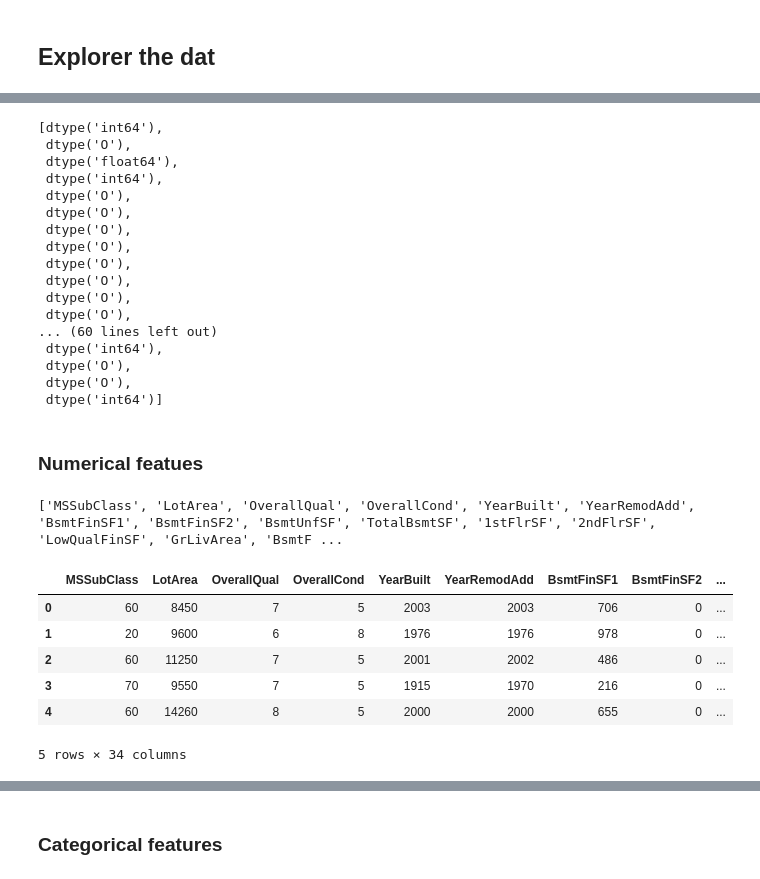
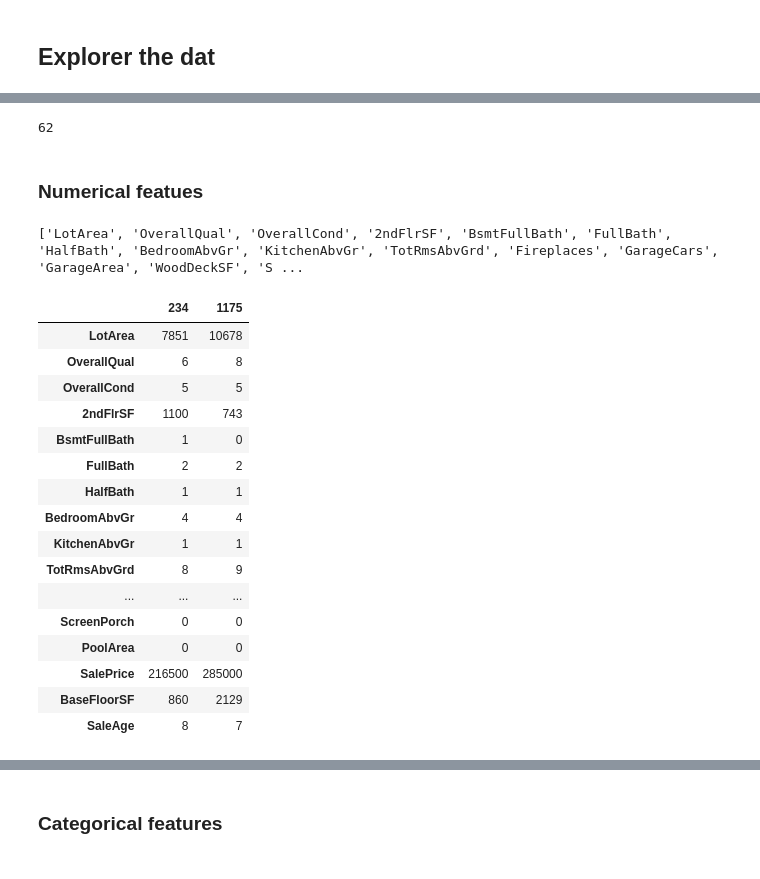
Before and after one commit to taos15/house_sale_prediction, a Jupyter notebook: notebooks/main_notebook_advanced.ipynb, the cells around one changed output, grey strips where cells are left out. Saved outputs shown, nothing was run; the diff lists cells and outputs as text; code cells hidden in the pictures.

```diff
--- a/notebooks/main_notebook_advanced.ipynb
+++ b/notebooks/main_notebook_advanced.ipynb
@@ -53,0 +112,4 @@ data.sample(10)
+# %%
+# Only normal sales
+data = data[data["SaleCondition"] == "Normal"]
+data.sample(1)
@@ -53,0 +120,18 @@ data.sample(10)
+# %%
+# use np.where to pick the first floor size
+
+data["BaseFloorSF"] = np.where(
+    data["TotalBsmtSF"] > data["1stFlrSF"],
+    data["TotalBsmtSF"],
+    data["1stFlrSF"],
+)
+data = data.drop(columns=["TotalBsmtSF", "1stFlrSF"])
+# %%
+# use np.where to create a new column using conditional logic
+
+data["SaleAge"] = np.where(
+    data["YearBuilt"] > data["YearRemodAdd"],
+    data["YrSold"] - data["YearBuilt"],
+    data["YrSold"] - data["YearRemodAdd"],
+)
+data = data.drop(columns=["YearBuilt", "YearRemodAdd", "YrSold"])
@@ -53,0 +142,4 @@ data.sample(10)
+# %%
+# Only aim for house 500k or bellow
+data = data[data["SalePrice"] <= 560000]
+data.sample(1)
@@ -142,46 +263,37 @@ SalePrice      163000.0  214000.00  755000.0
 # %%
 # find categories
 
-data.dtypes.to_list()
+len(data.dtypes.to_list())
 # %% [output]
-[dtype('int64'),
- dtype('O'),
- dtype('float64'),
- dtype('int64'),
- dtype('O'),
- dtype('O'),
- dtype('O'),
- dtype('O'),
- dtype('O'),
- dtype('O'),
- dtype('O'),
- dtype('O'),
-... (60 lines left out)
- dtype('int64'),
- dtype('O'),
- dtype('O'),
- dtype('int64')]
+62
 # %% [markdown]
 ### Numerical featues
 # %%
-
-
-
 num_data = data.select_dtypes(include=["int64"])
 num_columns = num_data.columns.to_list()
 num_columns.remove("SalePrice")
 
 print(num_columns)
-num_data.head()
+num_data.sample(2).T
 # %% [output]
-['MSSubClass', 'LotArea', 'OverallQual', 'OverallCond', 'YearBuilt', 'YearRemodAdd', 'BsmtFinSF1', 'BsmtFinSF2', 'BsmtUnfSF', 'TotalBsmtSF', '1stFlrSF', '2ndFlrSF', 'LowQualFinSF', 'GrLivArea', 'BsmtF ...
+['LotArea', 'OverallQual', 'OverallCond', '2ndFlrSF', 'BsmtFullBath', 'FullBath', 'HalfBath', 'BedroomAbvGr', 'KitchenAbvGr', 'TotRmsAbvGrd', 'Fireplaces', 'GarageCars', 'GarageArea', 'WoodDeckSF', 'S ...
-|  | MSSubClass | LotArea | OverallQual | OverallCond | YearBuilt | YearRemodAdd | BsmtFinSF1 | BsmtFinSF2 | ... |
-| 0 | 60 | 8450 | 7 | 5 | 2003 | 2003 | 706 | 0 | ... |
-| 1 | 20 | 9600 | 6 | 8 | 1976 | 1976 | 978 | 0 | ... |
-| 2 | 60 | 11250 | 7 | 5 | 2001 | 2002 | 486 | 0 | ... |
-| 3 | 70 | 9550 | 7 | 5 | 1915 | 1970 | 216 | 0 | ... |
-| 4 | 60 | 14260 | 8 | 5 | 2000 | 2000 | 655 | 0 | ... |
+|  | 234 | 1175 |
+| LotArea | 7851 | 10678 |
+| OverallQual | 6 | 8 |
+| OverallCond | 5 | 5 |
+| 2ndFlrSF | 1100 | 743 |
+| BsmtFullBath | 1 | 0 |
+| FullBath | 2 | 2 |
+| HalfBath | 1 | 1 |
+| BedroomAbvGr | 4 | 4 |
+| KitchenAbvGr | 1 | 1 |
+| TotRmsAbvGrd | 8 | 9 |
+| ... | ... | ... |
+| ScreenPorch | 0 | 0 |
+| PoolArea | 0 | 0 |
+| SalePrice | 216500 | 285000 |
+| BaseFloorSF | 860 | 2129 |
+| SaleAge | 8 | 7 |
-5 rows × 34 columns
 # %%
 # log_num_data =  num_data["area"].apply(lambda x: np.log(x))
 
```
Also changed, not shown: parts of 38 cells of this notebook, 1 other file.
